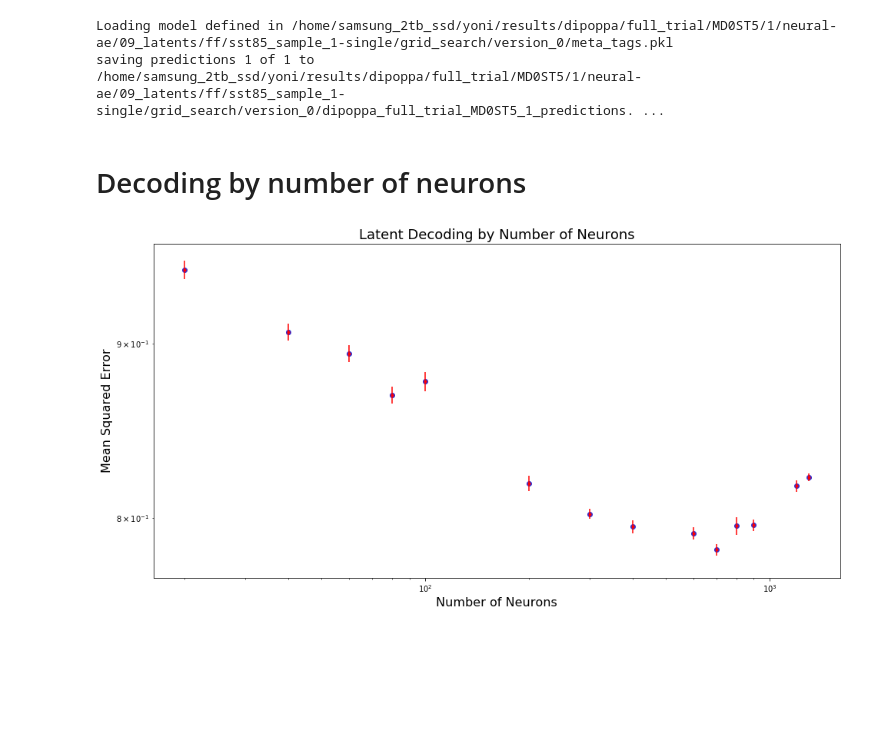
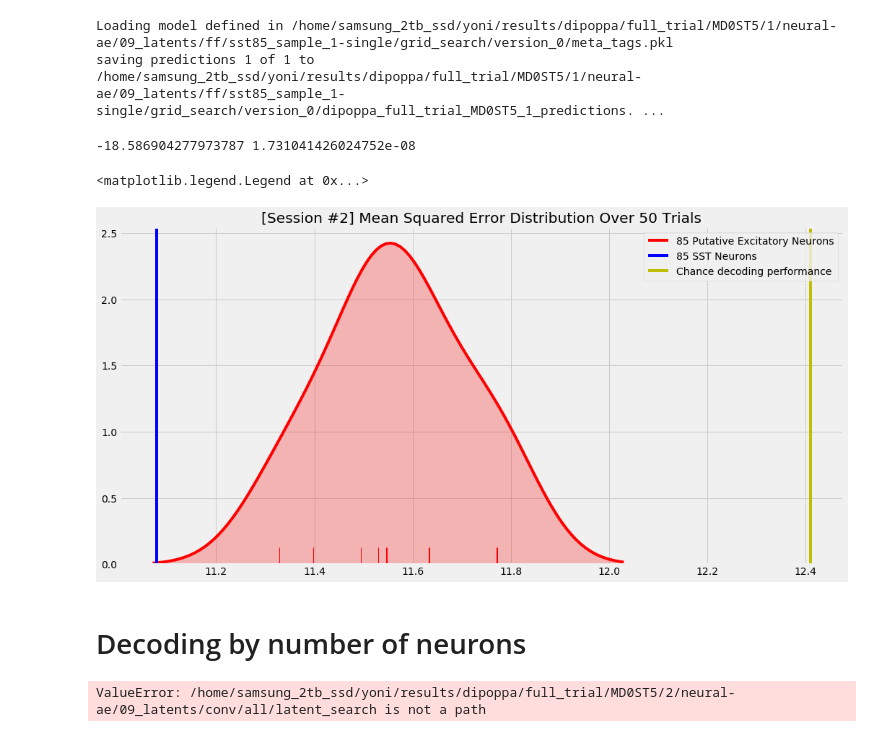
Before and after one commit to yifr/V1-behavior-neurons, a Jupyter notebook: notebooks/decoding_analysis.ipynb, the cells around one changed output. Cells and saved outputs as stored; diff of their text form; code cells hidden in the pictures; blank space fills up the shorter version.

Commit message:
added additional notebooks and data formating scripts

```diff
--- a/notebooks/decoding_analysis.ipynb
+++ b/notebooks/decoding_analysis.ipynb
@@ -149,34 +261,41 @@ predictions = export_predictions(data_generator, model)
 # %% [output]
 Loading model defined in /home/samsung_2tb_ssd/yoni/results/dipoppa/full_trial/MD0ST5/1/neural-ae/09_latents/ff/sst85_sample_1-single/grid_search/version_0/meta_tags.pkl
 saving predictions 1 of 1 to /home/samsung_2tb_ssd/yoni/results/dipoppa/full_trial/MD0ST5/1/neural-ae/09_latents/ff/sst85_sample_1-single/grid_search/version_0/dipoppa_full_trial_MD0ST5_1_predictions. ...
+# %%
+plt.style.use('seaborn-bright')
+# %%
+plt.title('[Session #{}] Mean Squared Error Distribution Over 50 Trials'.format(SESS_NUM))
+sns.distplot(exc_decoding_errors, hist=False, kde_kws={'color':'red', 'shade':True}, color='red', rug=True, label='85 Putative Excitatory Neurons')
+
+# percentile = exc_decoding_errors.copy()
+# percentile.append(inh_decoding_performance)
+# percentile.sort()
+# inh_percentile = (percentile.index(inh_decoding_performance) - 1) / len(percentile) * 100
+
+p_val = scipy.stats.ttest_1samp(exc_decoding_errors, chance_performance)
+print(p_val[0], p_val[1])
+
+plt.axvline(sst_mse / 10, color='b', label='85 SST Neurons')
+plt.axvline(chance_performance, color='y', label='Chance decoding performance')
+plt.legend()
+
+# print(np.percentile(percentile, 4.3), inh_decoding_performance)
+# print('Percentile SST: %d' % inh_percentile)
+# %% [output]
+-18.586904277973787 1.731041426024752e-08
+<matplotlib.legend.Legend at 0x...>
+[figure, added]
 # %% [markdown]
 # Decoding by number of neurons
 # %%
-sample_sizes = [20, 40, 60, 80, 100, 200, 300, 400, 600, 700, 800, 900, 1200, 1300]
+sample_sizes = [1, 100, 200, 300, 400, 500, 600, 700, 800, 900, 1000, 1200,1452]
 decoding_errors_dict = {}
-for i, SESS_ID in enumerate(['full_trial']):
+for i, SESS_ID in enumerate(['session_1', 'session_2', 'session_3', 'full_trial']):
     decoding_errors_dict[i] = {}
     for _, size in enumerate(sample_sizes):
         decoding_errors_dict[i][size] = []
         for t in range(10):
-            expt_name='n{}_t{}'.format(size, t)
-            chance_performance, decoding_mse, decoding_r2,  = latent_results(expt_name=expt_name,
-                                                                             sess_id=SESS_ID,
-                                                                             version='best')
-            decoding_errors_dict[i][size].append(decoding_mse / chance_performance)
+            chance_performance, decoding_performance = latent_results(expt_name='sample_{}_t{}'.format(size, t))
+            decoding_errors_dict[i][size].append(decoding_performance)
+# %% [output]
+ValueError: /home/samsung_2tb_ssd/yoni/results/dipoppa/full_trial/MD0ST5/2/neural-ae/09_latents/conv/all/latent_search is not a path
-# %%
-fig = plt.figure(figsize=(16,8))
-std_errors = [scipy.stats.sem(decoding_errors_dict[0][x]) for x in sample_sizes]
-mean_errors = [np.mean(decoding_errors_dict[0][x]) for x in sample_sizes]
-
-plt.scatter(sample_sizes, mean_errors, color='#3030D3')
-plt.errorbar(sample_sizes, mean_errors, yerr=std_errors, color='#FF0000', fmt='.')
-plt.xscale('log')
-plt.yscale('log')
-
-plt.ylabel('Mean Squared Error', fontsize=16)
-plt.xlabel('Number of Neurons', fontsize=16)
-plt.title('Latent Decoding by Number of Neurons', fontsize=18)
-plt.show()
-# %% [output]
-[figure, removed]
```
Also changed, not shown: parts of 33 cells of this notebook, 13 other files.
